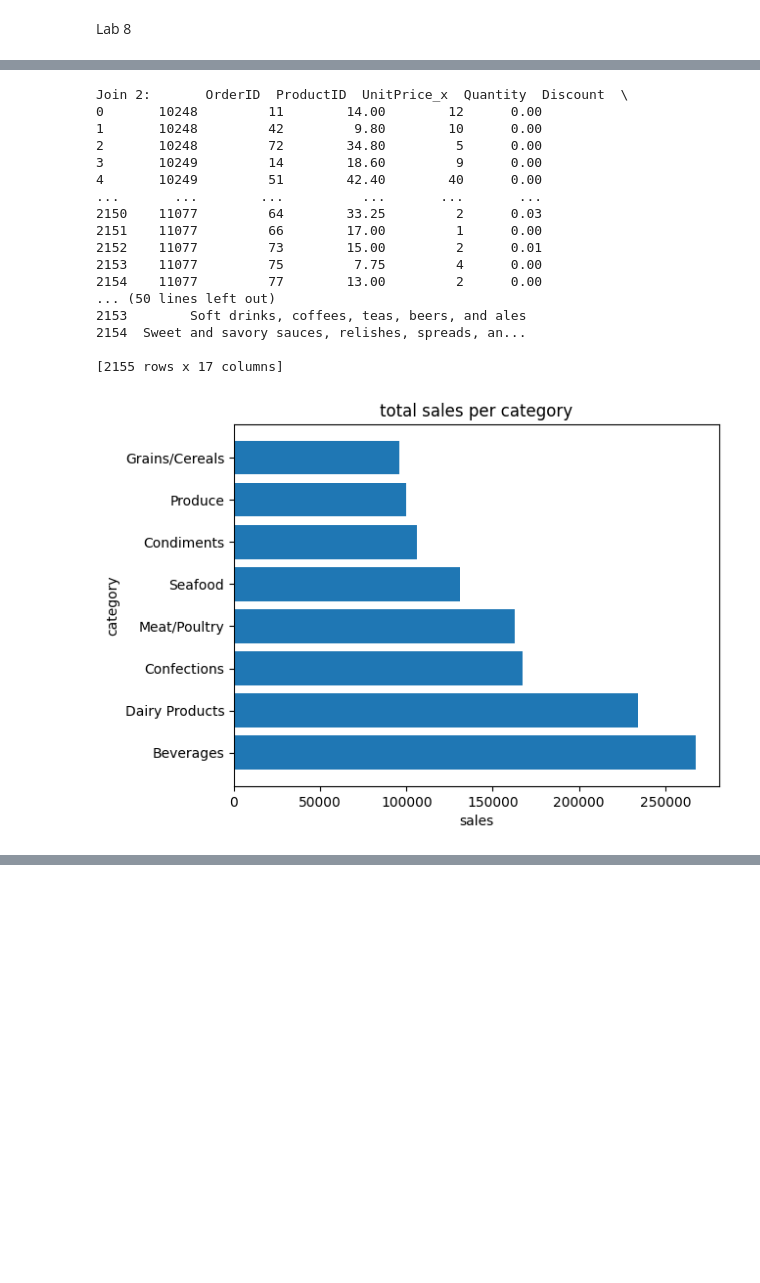
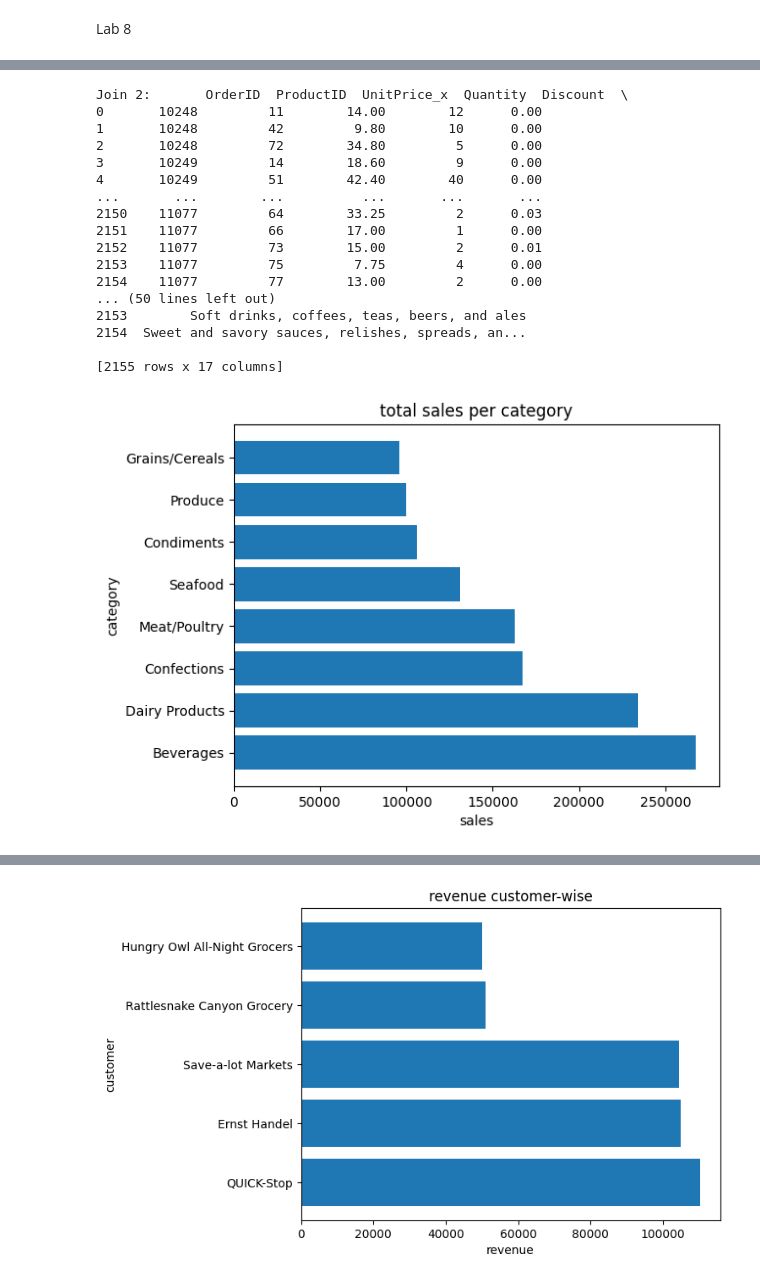
Before and after one commit to siva140887/data-visualization-programs, a Jupyter notebook: Datavisualization.ipynb, the cells around one changed output, grey strips where cells are left out. Saved outputs shown, nothing was run; the diff lists cells and outputs as text; code cells hidden in the pictures; blank space fills up the shorter version.

```diff
--- a/Datavisualization.ipynb
+++ b/Datavisualization.ipynb
@@ -1262,7 +1262,7 @@ print("order_details:",order_details)
 print("orders:",orders)
 print("products:",products)
 
-###### Q2
+###### Q2 & Q7
 ###### Total sales per product
 
 ### Merging/Joining order_details with the products dataframe on the common column 'ProductID' so that the total sales per product with the ProductName could be visualized
@@ -1306,6 +1306,72 @@ plt.title('total sales per category')
 plt.show()
 
 ###### Q3
+
+### Merging/Joining order_details_products_categories with the orders dataframe on common column 'OrderID' to get 'CustomerID' and 'EmployeeID' added to the dataframe
+order_details_products_categories_customers_employees1 = order_details_products_categories.merge(orders[['OrderID','CustomerID','EmployeeID']],on='OrderID')
+print("order_details_products_categories_customers_employees1:",order_details_products_categories_customers_employees1)
+
+### Merging/Joining order_details_products_categories_customers_employees with the customers dataframe on common column 'CustomerID' to get 'CompanyName' added to the dataframe
+order_details_products_categories_customers_employees2 = order_details_products_categories_customers_employees1.merge(customers[['CustomerID','CompanyName']],on='CustomerID')
+print("order_details_products_categories_customers_employees2:",order_details_products_categories_customers_employees2)
+
+### Grouping order_details_products_categories_customers_employees by 'CompanyName' so that total sales/revenue per customer can be obtained
+revenue_per_customer = order_details_products_categories_customers_employees2.groupby('CompanyName')['sales'].sum().sort_values(ascending=False)
+
+### Finding top 5 customers by revenue
+revenue_per_customer_top_5 = revenue_per_customer.head()
+print("revenue_per_customer_top_5:", revenue_per_customer_top_5)
+
+### Visualizing using horizontal bar chart to address overlapping of company names during display
+plt.barh(revenue_per_customer_top_5.index, revenue_per_customer_top_5.values)
+plt.xlabel('revenue')
+plt.ylabel('customer')
+plt.title('revenue customer-wise')
+plt.show()
+
+###### Q4
+
+### Merging/Joining order_details_products_categories_customers_employees with the customers dataframe on common column 'CustomerID' to get 'Country' added to the dataframe
+order_details_products_categories_customers_employees3 = order_details_products_categories_customers_employees2.merge(customers[['CustomerID','Country']],on='CustomerID')
+print("order_details_products_categories_customers_employees3:",order_details_products_categories_customers_employees3)
+
+### Grouping order_details_products_categories_customers_employees3 by 'Country' so that total orders per country can be obtained
+orders_per_country = order_details_products_categories_customers_employees3.groupby('Country')['OrderID'].count().sort_values(ascending=False)
+orders_per_country_top_10 = orders_per_country.head(10)
+print("orders_per_country_top_10:", orders_per_country_top_10)
+
+### Visualizing using vertical bar chart
+plt.bar(orders_per_country_top_10.index,orders_per_country_top_10.values)
+plt.xlabel('country')
+plt.ylabel('orders')
+plt.title('country-wise orders')
+plt.show()
+
+### Visualizing using horizontal bar chart
+plt.barh(orders_per_country_top_10.index,orders_per_country_top_10.values)
+plt.xlabel('orders')
+plt.ylabel('country')
+plt.title('country-wise orders')
+plt.show()
+
+###### Q5
+
+###### Q6
+
+### Merging/Joining order_details_products_categories_customers_employees1 with the employees dataframe on common column 'EmployeeID' to get 'LastName' added to the dataframe
+order_details_products_categories_customers_employees4 = order_details_products_categories_customers_employees1.merge(employees[['EmployeeID','LastName']],on='EmployeeID')
+print(order_details_products_categories_customers_employees4)
+
+### Grouping order_details_products_categories_customers_employees4 by 'LastName' so that total,avg sales per employee can be obtained
+avg_sales_per_employee = order_details_products_categories_customers_employees4.groupby('LastName')['sales'].mean().sort_values(ascending=False)
+print(avg_sales_per_employee)
+
+### Visualizing the top performing employees (top 5) by average sales using pie chart
+plt.pie(avg_sales_per_employee.values,labels=avg_sales_per_employee.index)
+plt.title('Average sales done by top performing employees')
+plt.show()
+
+###### Q8
 # %% [output]
 categories:    CategoryID    CategoryName  \
 0           1       Beverages
@@ -1345,0 +1429 @@ Join 2:       OrderID  ProductID  UnitPrice_x  Quantity  Discount  \
+[figure, added]
```
Also changed, not shown: parts of 2 cells of this notebook.
